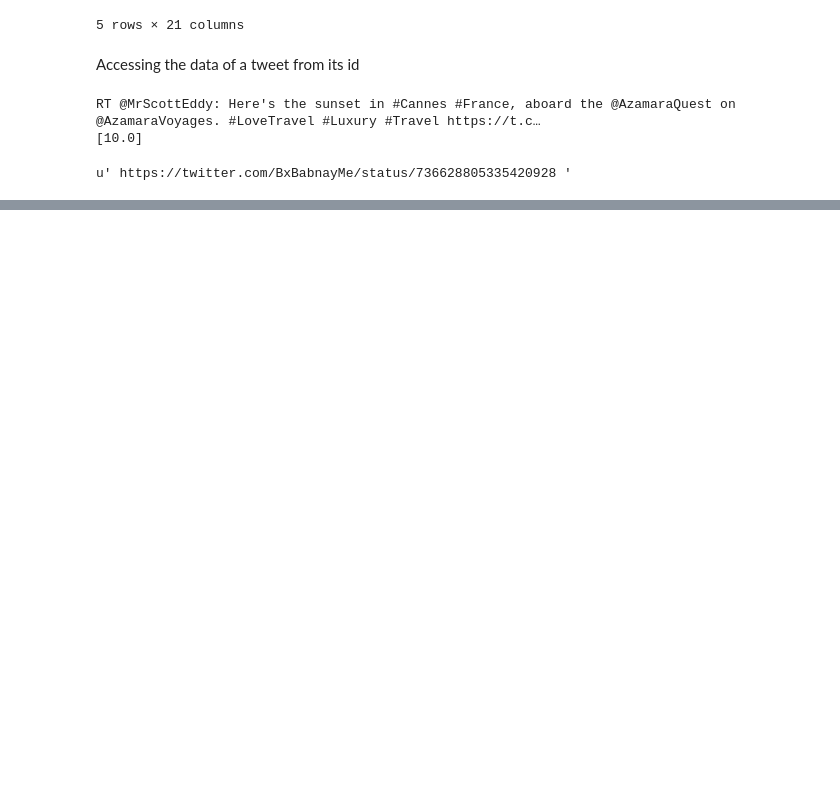
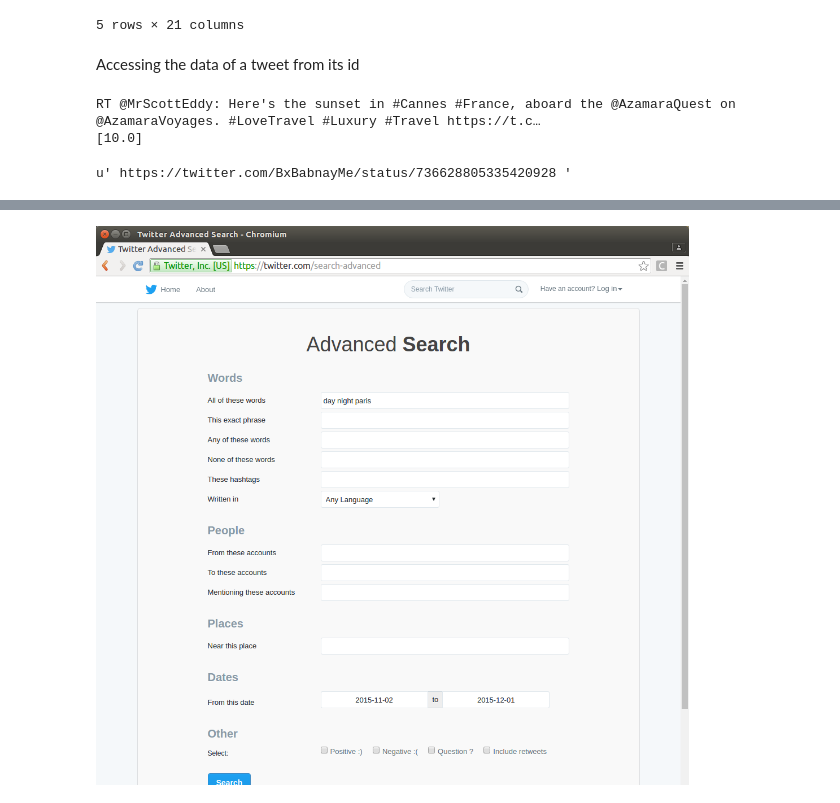
Before and after one commit to mboudour/TwitterMining, a Jupyter notebook: Twitter Mining.ipynb, the cells around one changed output, grey strips where cells are left out. Saved outputs shown, nothing was run; the diff lists cells and outputs as text; code cells hidden in the pictures; blank space fills up the shorter version.

```diff
--- a/Twitter Mining.ipynb
+++ b/Twitter Mining.ipynb
@@ -134,0 +143,4 @@ u' https://twitter.com/BxBabnayMe/status/736628805335420928 '
+# %%
+Image("pngs/twitter_adv_search.png")
+# %% [output]
+[figure, added]
```
Also changed, not shown: parts of 4 cells of this notebook.
